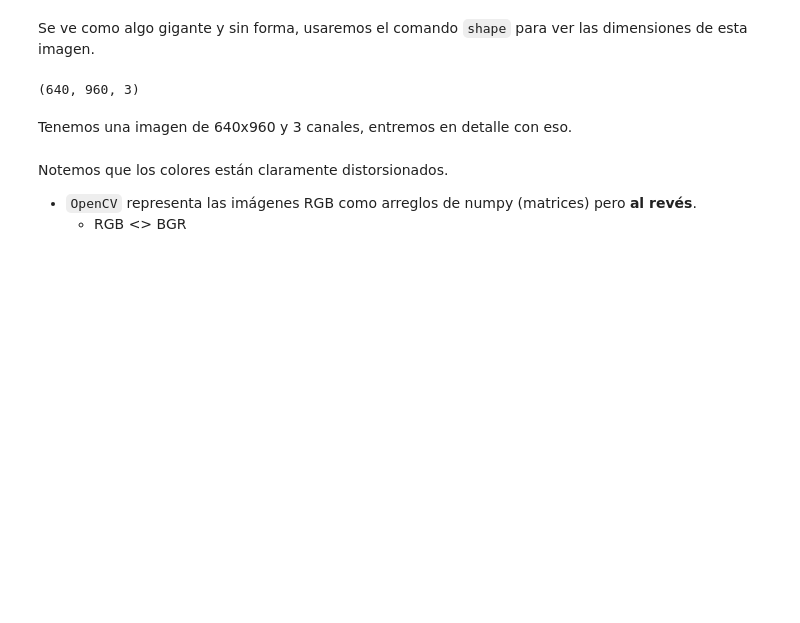
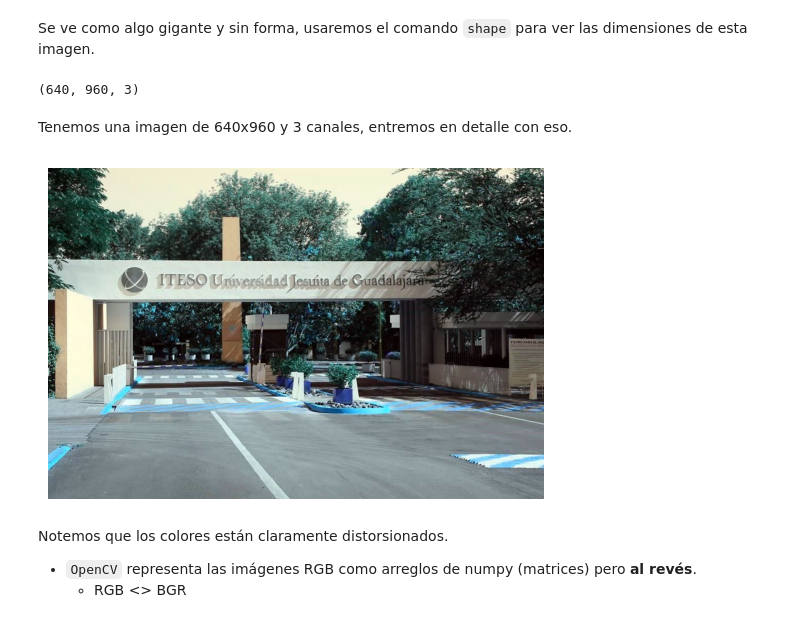
Before and after one commit to bielng/Data-Lab, a Jupyter notebook: 1,1_clase_202101 (1).ipynb, the cells around one changed output. Cells and saved outputs as stored; diff of their text form; code cells hidden in the pictures; blank space fills up the shorter version.

```diff
--- a/1,1_clase_202101 (1).ipynb
+++ b/1,1_clase_202101 (1).ipynb
@@ -134,9 +134,11 @@ Tenemos una imagen de 640x960 y 3 canales, entremos en detalle con eso.
 # %%
 # Visualizaremos la imagen con matplotlib para verla más allá de la matriz.
 plt.figure()
 plt.imshow(iteso)
-plt.axis('axis')
-plt.show
+plt.axis('off')
+plt.show()
+# %% [output]
+[figure, added]
 # %% [markdown]
 Notemos que los colores están claramente distorsionados.
 
```
Also changed, not shown: parts of 2 cells of this notebook.
